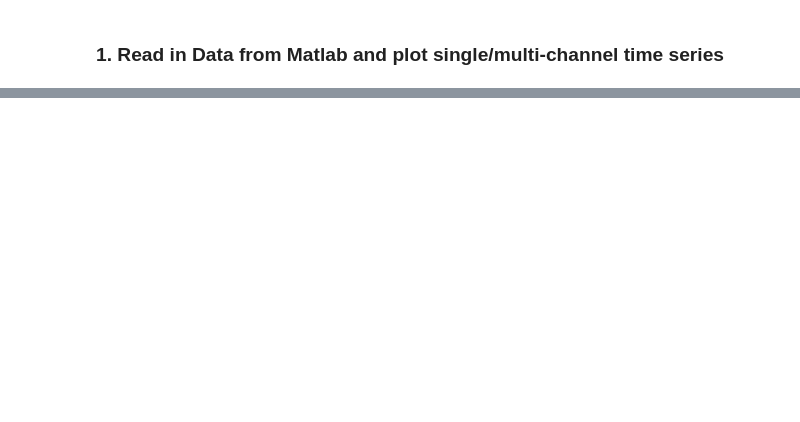
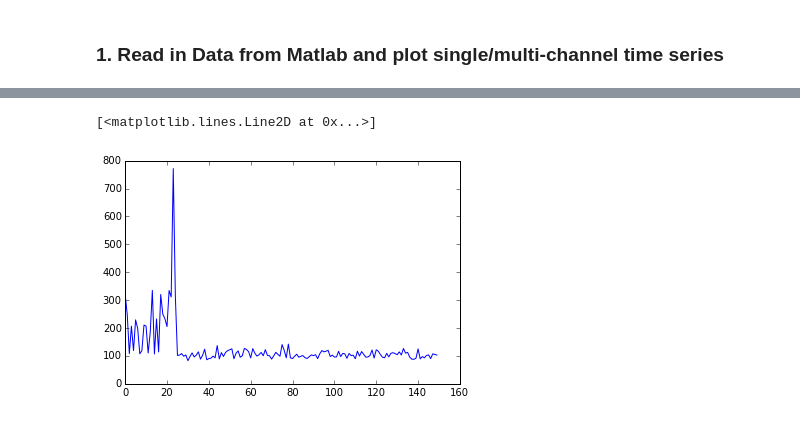
Before and after one commit to Rick-E/Honours, a Jupyter notebook: research_report/python_code/Honours_Data_Pipeline.ipynb, the cells around one changed output, grey strips where cells are left out. Drawn from its saved outputs; the diff is of its cells as text; code cells hidden in the pictures; blank space fills up the shorter version.

```diff
--- a/research_report/python_code/Honours_Data_Pipeline.ipynb
+++ b/research_report/python_code/Honours_Data_Pipeline.ipynb
@@ -283,0 +331,9 @@ plt.colorbar(img2,cmap=cmap2)
+# %%
+
+SUM_PC = []
+for i in range(0,150):
+    SUM_PC.append(sum(sum(PCN[i])))
+plt.plot(SUM_PC)
+# %% [output]
+[<matplotlib.lines.Line2D at 0x...>]
+[figure, added]
```
Also changed, not shown: parts of 76 cells of this notebook.
